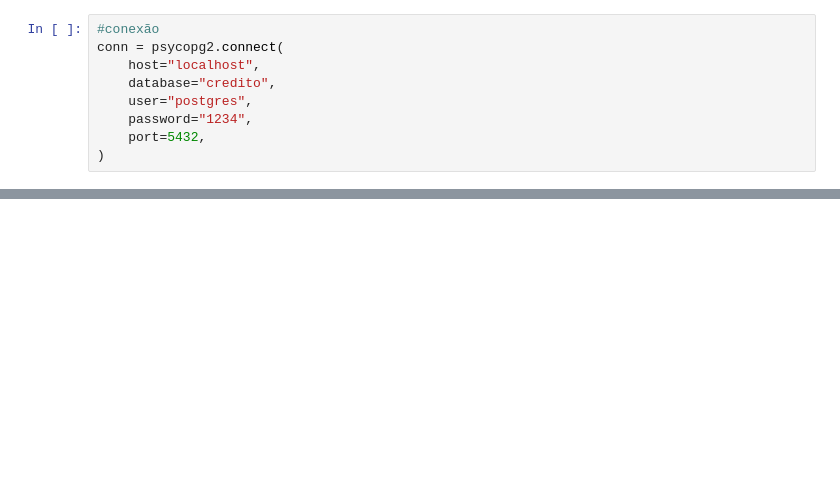
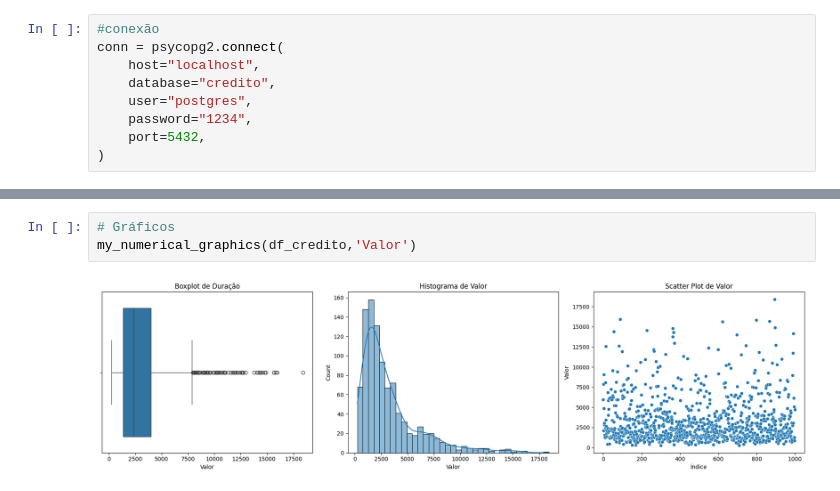
Before and after one commit to Ryans007/DateWithPython, a Jupyter notebook: Projeto Final/projeto_final.ipynb, the cells around one changed output, grey strips where cells are left out. Drawn from its saved outputs; the diff is of its cells as text; blank space fills up the shorter version.

```diff
--- a/Projeto Final/projeto_final.ipynb
+++ b/Projeto Final/projeto_final.ipynb
@@ -165,0 +251,5 @@ Coluna "Investimentos"
+# %%
+# Gráficos
+my_numerical_graphics(df_credito,'Valor')
+# %% [output]
+[figure, added]
```
Also changed, not shown: parts of 48 cells of this notebook, 1 other file.
